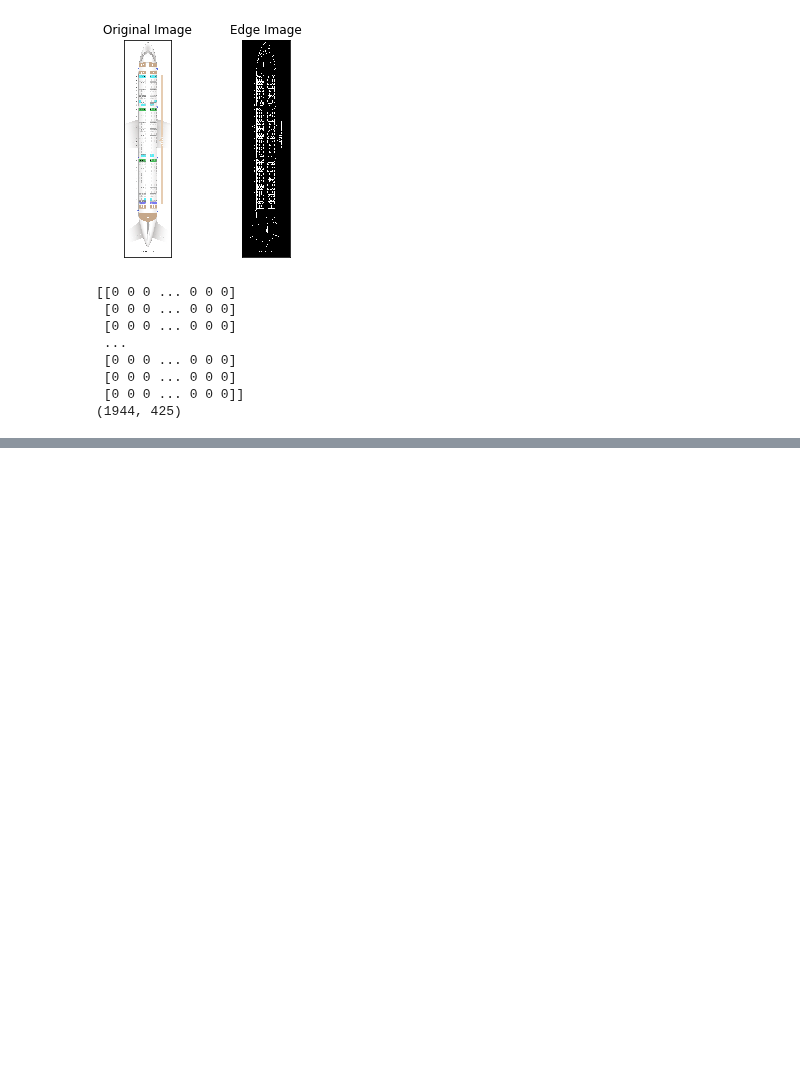
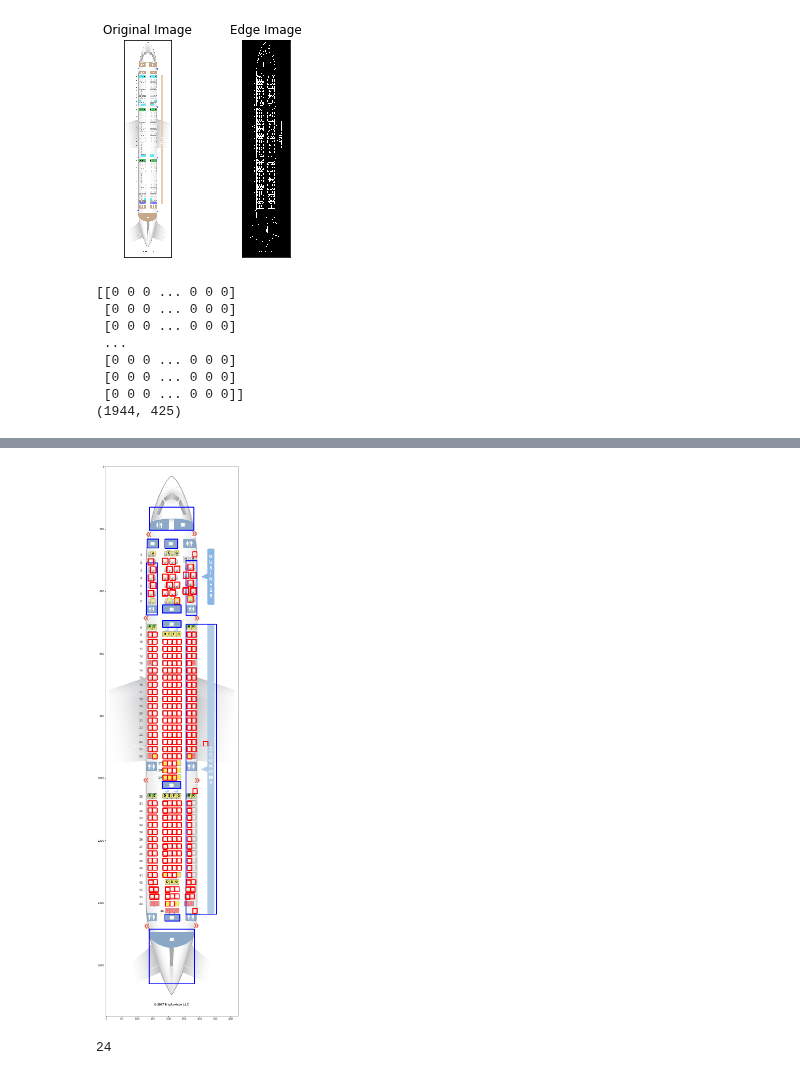
Before and after one commit to vincentnam/ProjetInterpromo2020G8, a Jupyter notebook: Chloe_Gaussail_notebook.ipynb, the cells around one changed output, grey strips where cells are left out. Saved outputs shown, nothing was run; the diff lists cells and outputs as text; code cells hidden in the pictures; blank space fills up the shorter version.

Commit message:
commit fonction draw_rectangles

```diff
--- a/Chloe_Gaussail_notebook.ipynb
+++ b/Chloe_Gaussail_notebook.ipynb
@@ -1385,0 +1816,48 @@ plt.show()
+# %%
+def to_rgb(image):
+        return cv2.cvtColor(image, cv2.COLOR_BGR2RGB)
+
+def draw_contour(image, name_img, pipeline_zone, pipeline_seat):
+
+    image = to_rgb(image) # change color postion BGR to RGB
+
+    # for each rectangles it will draw it on the image
+    for zone in pipeline_zone[name_img]:
+        for rect in pipeline_zone[name_img][zone]:
+            y, x = rect[0], rect[1]
+            w, h = abs(x-rect[3]), abs(y-rect[2])
+            image = cv2.rectangle(image, (x,y), (x+w, y+h),(0,0,255), 2)
+
+    for classe in pipeline_seat[name_img]:
+        for seat in pipeline_seat[name_img][classe]:
+            x , y = seat[0], seat[1]
+            h, w = seat[2], seat[3]
+            image = cv2.rectangle(image, (x,y), (x+w, y+h),(255,0,0), 2)
+
+    plt.figure(figsize=(20,40))
+    plt.imshow(img)
+
+    # save the image with te drawed rectangles on it
+#     plt.imsave(output_path + image_name, image)
+
+# # get rectangles and image_names
+# images_names = df['image_name'].tolist()
+# rectangles_list = df['rectangles'].tolist()
+
+# # for each image draw rectangle and save it
+# for rectangles, image_name in tqdm(zip(rectangles_list, images_names)):
+
+image = cv2.imread('/home/sid2018-6/Documents/proget_interpromo/Interpromo2020/Interpromo2020/All Data'+
+                 '/ANALYSE IMAGE/LAYOUT SEATGURU/Aer_Lingus_Airbus_A330-300_A_plane6.jpg')
+
+draw_contour(image,'Aer_Lingus_Airbus_A330-300_A_plane6.jpg', pipeline_zone, pipeline_seat)
+# %% [output]
+[figure, added]
+# %%
+nb = 0
+for zone in pipeline_zone['Aer_Lingus_Airbus_A330-300_A_plane6.jpg']:
+    for rect in pipeline_zone['Aer_Lingus_Airbus_A330-300_A_plane6.jpg'][zone]:
+        nb = nb+1
+print(nb)
+# %% [output]
+24
```
Also changed, not shown: parts of 3 cells of this notebook.
